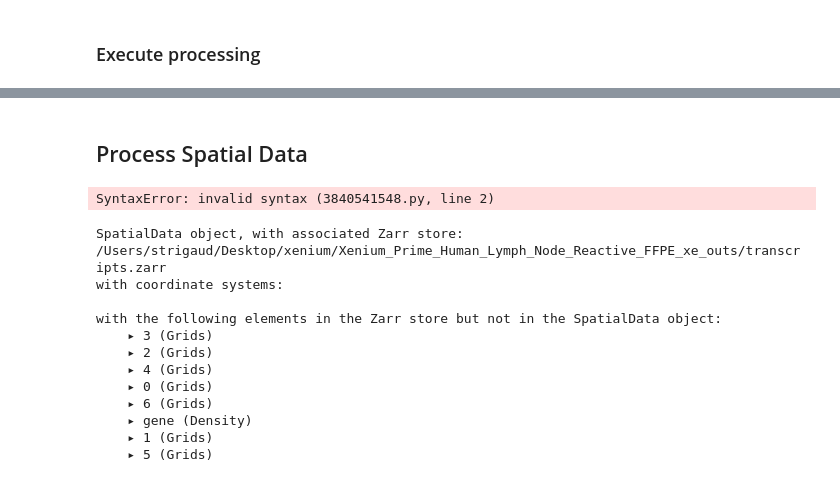
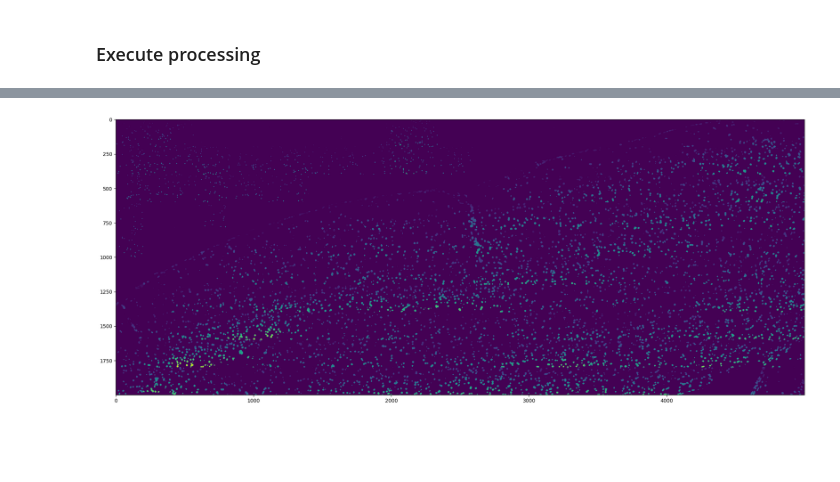
Before and after one commit to Image-Analysis-Hub/Pasteur-BioImage-Analysis-Course-2025, a Jupyter notebook: Analyst/Day5/4_multi-gpu_tile_processing.ipynb, the cells around one changed output, grey strips where cells are left out. Drawn from its saved outputs; the diff is of its cells as text; code cells hidden in the pictures; blank space fills up the shorter version.

```diff
--- a/Analyst/Day5/4_multi-gpu_tile_processing.ipynb
+++ b/Analyst/Day5/4_multi-gpu_tile_processing.ipynb
@@ -38,10 +73,11 @@ def gpu_operation(image):
     device = cle.select_device(gpu_index, "gpu")
     # run processing on the worker device
     img_dev = cle.push(image, device=device)
-    proj = cle.extended_depth_of_focus_variance_projection(img_dev, sigma=100)
-    bged = cle.top_hat(proj, radius_x=30.0, radius_y=30.0, connectivity="sphere")
+    bged = cle.top_hat(img_dev, radius_x=30.0, radius_y=30.0, connectivity="box")
+    labels = cle.voronoi_otsu_labeling(bged, spot_sigma=3.5)
     # return the results as numpy array
-    return np.asarray(bged)
+    return np.asarray(labels)
 # %%
-processed_image = da.map_overlap(gpu_operation, darray, dtype=darray.dtype, drop_axis=0, depth=[darray.shape[0], 40, 40])
+# processed_image = da.map_overlap(gpu_operation, darray[1], dtype=darray.dtype, drop_axis=0, depth=[darray.shape[0], 40, 40])
+processed_image = da.map_overlap(gpu_operation, darray[1], dtype=darray.dtype)
 processed_image
@@ -57,26 +94,0 @@ print(f"Time to compute: {end - start} seconds")
-# %% [markdown]
-## Process Spatial Data
-# %%
-import zarr
-import spatialdata as sd
-import spatialdata_plot as sdplt
-
-xenium_path = "/Users/strigaud/Desktop/xenium/Xenium_Prime_Human_Lymph_Node_Reactive_FFPE_xe_outs/transcripts.zarr"
-sdata = sd.read_zarr(xenium_path)
-# %% [output]
-SyntaxError: invalid syntax (3840541548.py, line 2)
-# %%
-sdata
-# %% [output]
-SpatialData object, with associated Zarr store: /Users/strigaud/Desktop/xenium/Xenium_Prime_Human_Lymph_Node_Reactive_FFPE_xe_outs/transcripts.zarr
-with coordinate systems:
-
-with the following elements in the Zarr store but not in the SpatialData object:
-    ▸ 3 (Grids)
-    ▸ 2 (Grids)
-    ▸ 4 (Grids)
-    ▸ 0 (Grids)
-    ▸ 6 (Grids)
-    ▸ gene (Density)
-    ▸ 1 (Grids)
-    ▸ 5 (Grids)
@@ -98,0 +95,6 @@ zarr.convenience.save(zarr_filename, zarray)
+# %%
+fig, axs = plt.subplots(1, 1, figsize=(30, 10))
+axs.imshow(processed_image, cmap='viridis')
+plt.show()
+# %% [output]
+[figure, added]
```
Also changed, not shown: parts of 12 cells of this notebook, 6 other files.
